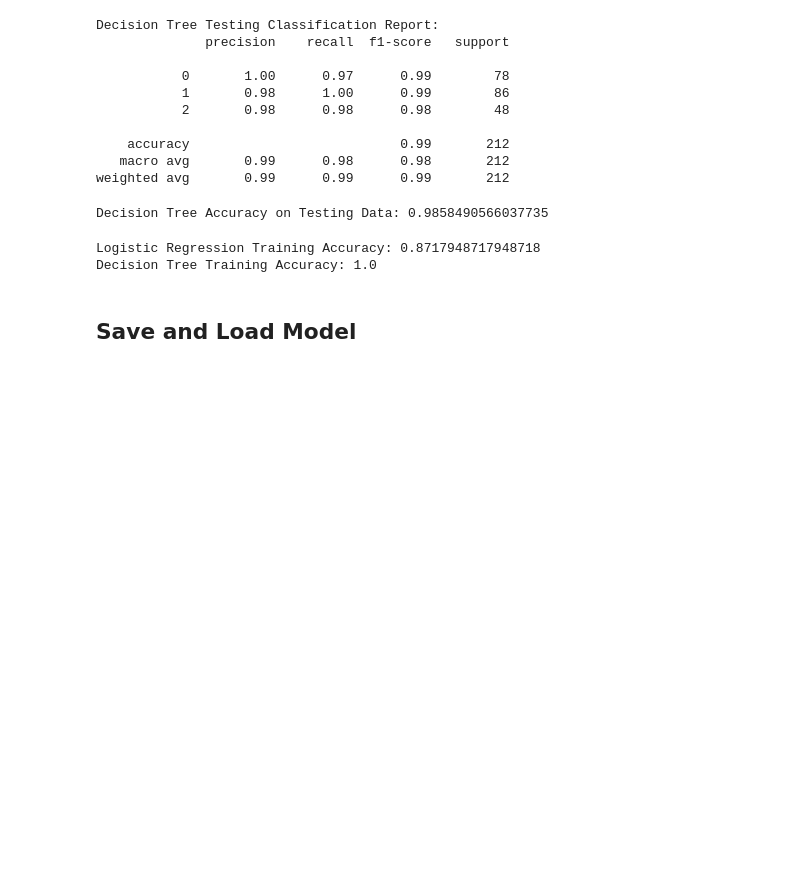
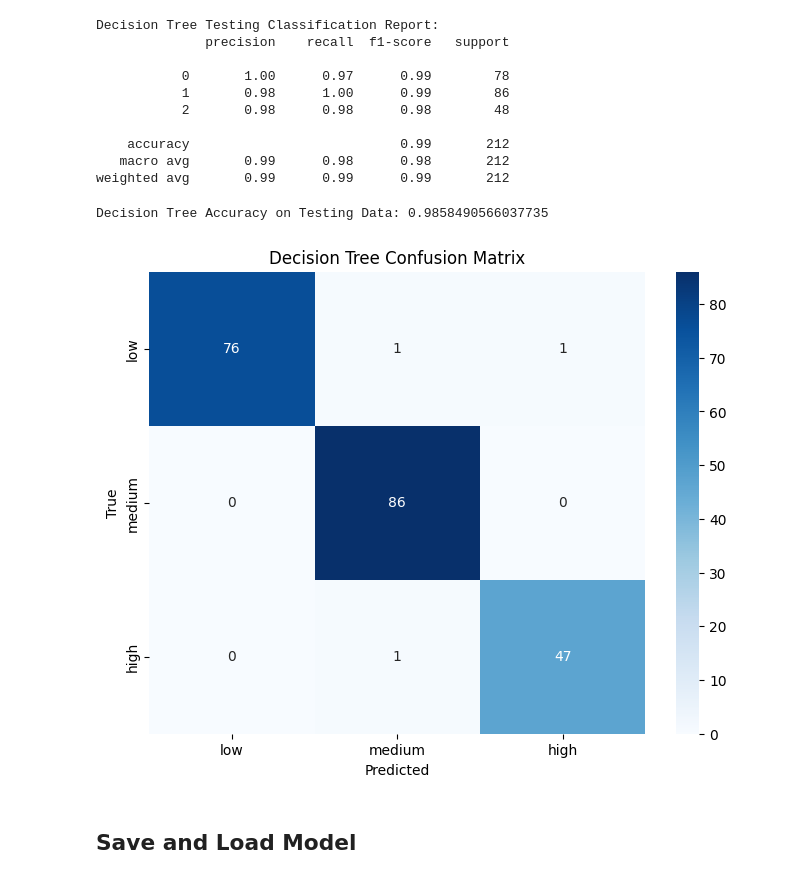
Before and after one commit to bawantha395/milk_quality_prediction, a Jupyter notebook: notebooks/model_building.ipynb, the cells around one changed output. Drawn from its saved outputs; the diff is of its cells as text; code cells hidden in the pictures; blank space fills up the shorter version.

```diff
--- a/notebooks/model_building.ipynb
+++ b/notebooks/model_building.ipynb
@@ -245,14 +272,18 @@ print(f"Decision Tree Accuracy on Testing Data: {tree_test_accuracy}")
 # %% [output]
 Decision Tree Accuracy on Testing Data: 0.9858490566037735
 # %%
-# Print training accuracy for Logistic Regression
-print(f"Logistic Regression Training Accuracy: {log_reg_train_accuracy}")
-
-# Print training accuracy for Decision Tree
-print(f"Decision Tree Training Accuracy: {tree_train_accuracy}")
+# Create a confusion matrix for Decision Tree
+tree_conf_matrix = confusion_matrix(y_test, tree_test_pred)
-# %% [output]
-Logistic Regression Training Accuracy: 0.8717948717948718
-Decision Tree Training Accuracy: 1.0
+# %%
+# Plot the heatmap for Decision Tree confusion matrix
+plt.figure(figsize=(8, 6))
+sns.heatmap(tree_conf_matrix, annot=True, fmt='d', cmap='Blues', xticklabels=grade_mapping.keys(), yticklabels=grade_mapping.keys())
+plt.title('Decision Tree Confusion Matrix')
+plt.xlabel('Predicted')
+plt.ylabel('True')
+plt.show()
+# %% [output]
+[figure, added]
 # %% [markdown]
 ## Save and Load Model
 # %%
```
Also changed, not shown: parts of 6 cells of this notebook, 1 other file.
